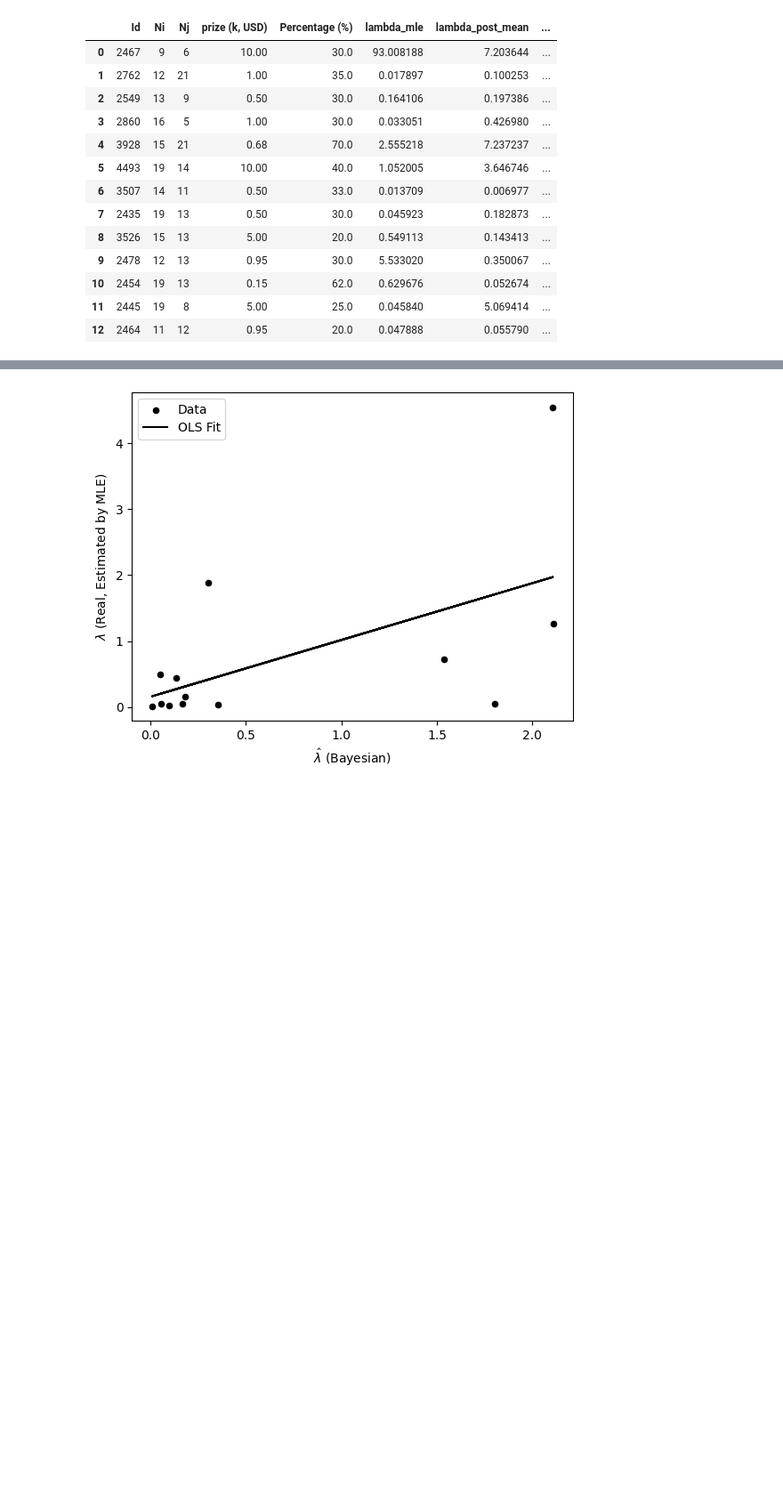
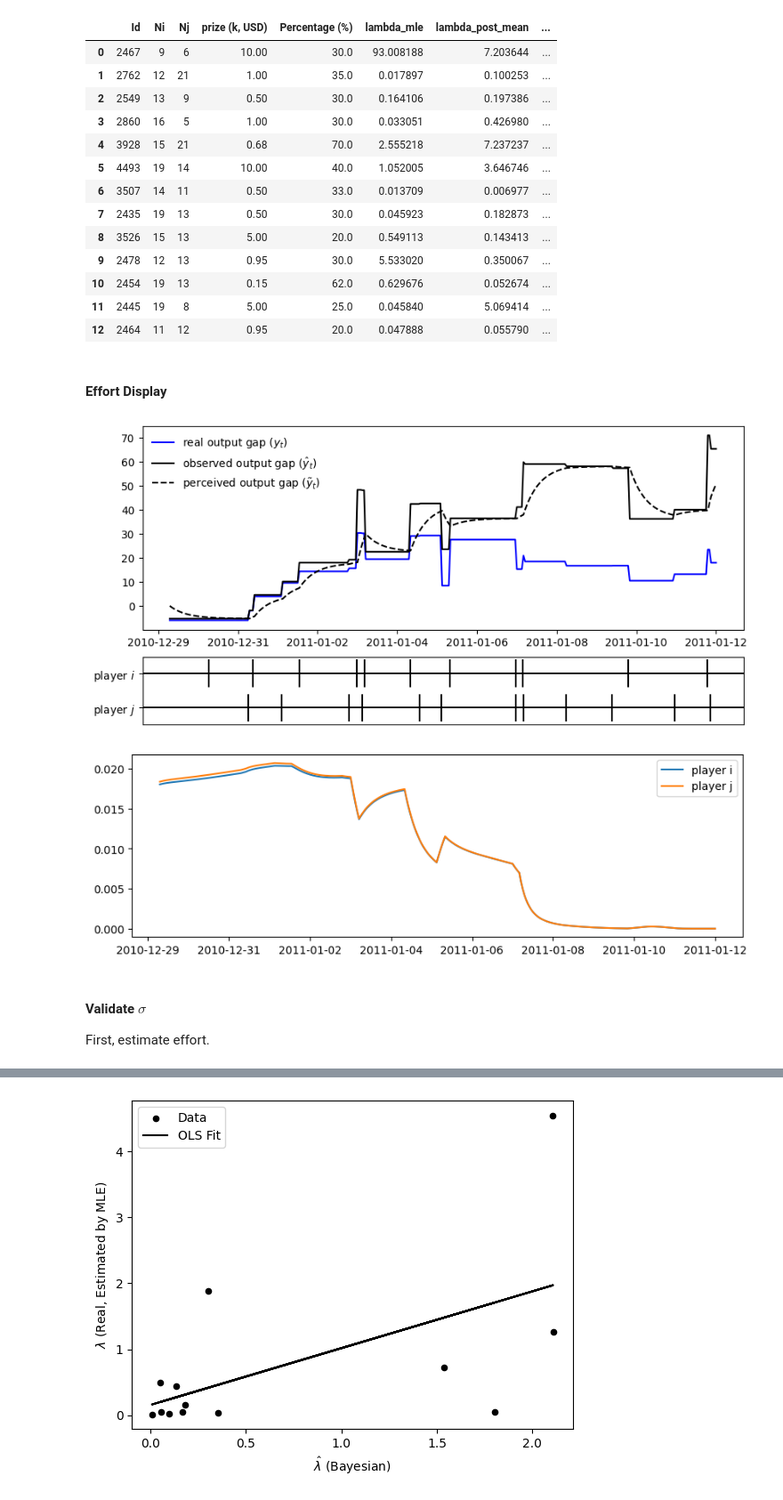
Before and after one commit to zhuanglinsheng/kaggle-contest-design, a Jupyter notebook: metakaggle/_validate.ipynb, the cells around one changed output, grey strips where cells are left out. Shown at 89% size. Saved outputs shown, nothing was run; the diff lists cells and outputs as text; code cells hidden in the pictures; blank space fills up the shorter version.

```diff
--- a/metakaggle/_validate.ipynb
+++ b/metakaggle/_validate.ipynb
@@ -121,3 +167,5 @@ corss_contests
 | 10 | 2454 | 19 | 13 | 0.15 | 62.0 | 0.629676 | 0.052674 | ... |
 | 11 | 2445 | 19 | 8 | 5.00 | 25.0 | 0.045840 | 5.069414 | ... |
 | 12 | 2464 | 11 | 12 | 0.95 | 20.0 | 0.047888 | 0.055790 | ... |
+# %% [markdown]
+#### Effort Display
@@ -123,0 +220,11 @@ corss_contests
+# %%
+contest_id = 2464
+_ = plot_contest_data(contest_id)
+plot_post_efforts(contest_id)
+# %% [output]
+[figure, added]
+[figure, added]
+# %% [markdown]
+#### Validate $\sigma$
+
+First, estimate effort.
```
Also changed, not shown: parts of 14 cells of this notebook, 5 other files.
